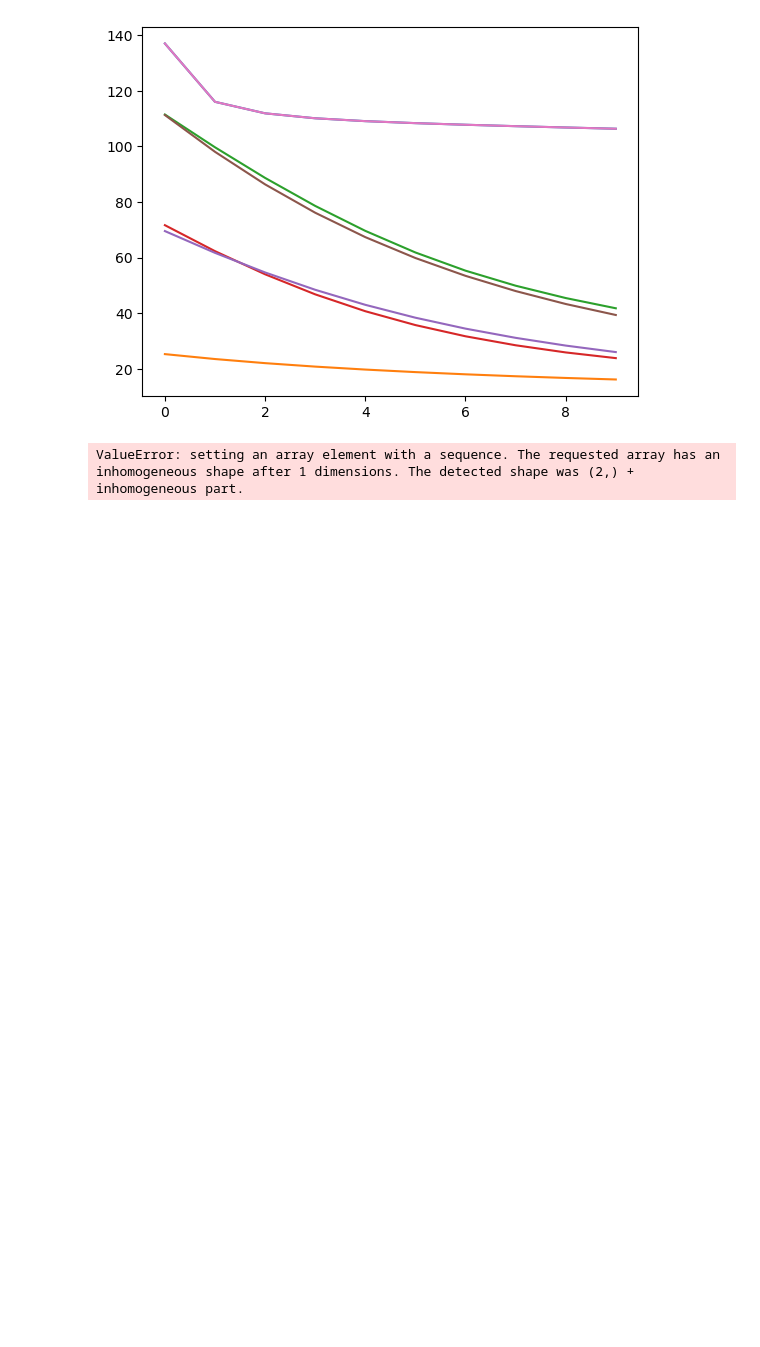
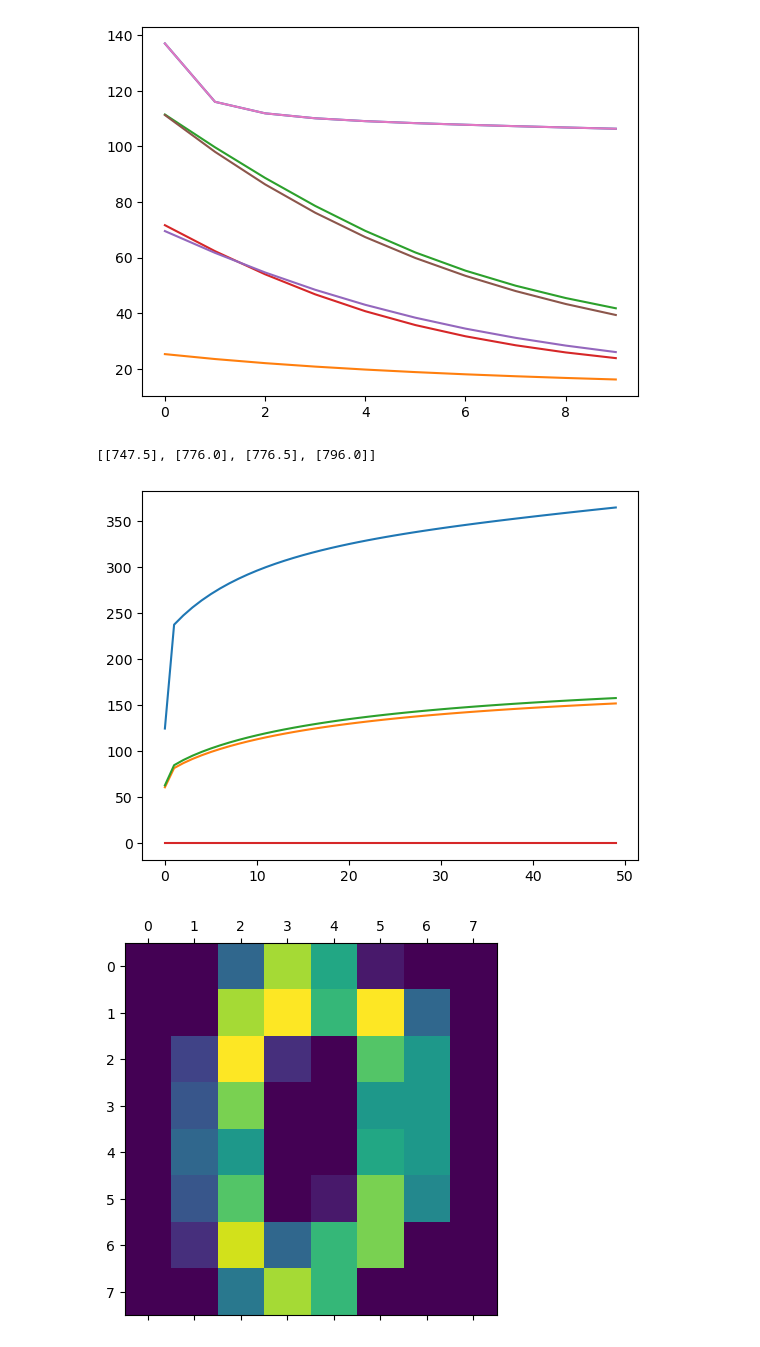
Before and after one commit to hayden000/Data-Analysis, a Jupyter notebook: data.ipynb, the cells around one changed output. Drawn from its saved outputs; the diff is of its cells as text; code cells hidden in the pictures; blank space fills up the shorter version.

```diff
--- a/data.ipynb
+++ b/data.ipynb
@@ -99,7 +99,7 @@ def ER(par, data):
         y_Hat = model(x, par) > 0.5
         s = 1 * (y != y_Hat)
         ER = ER + s
-    return float(ER / len(data))
+    return ER / len(data)
 # %%
 ERs = []
 for i in range(0, len(epoch)):
@@ -238,34 +238,53 @@ lambda_d23 = train(lambda0, eta, d, (d23_X_training_normalised, d23_Y_training_n
 lambda_d30 = train(lambda0, eta, d, (d30_X_training_normalised, d30_Y_training_normalised))
 
 d01_X_training_normalised = d01_training_normalised[0]
 d01_Y_training_normalised = d01_training_normalised[1]
 d01_X_testing_normalised = d01_testing_normalised[0]
 d01_Y_testing_normalised = d01_testing_normalised[1]
 d12_X_training_normalised = d12_training_normalised[0]
 d12_Y_training_normalised = d12_training_normalised[1]
 d12_X_testing_normalised = d12_testing_normalised[0]
 d12_Y_testing_normalised = d12_testing_normalised[1]
 d23_X_training_normalised = d23_training_normalised[0]
 d23_Y_training_normalised = d23_training_normalised[1]
 d23_X_testing_normalised = d23_testing_normalised[0]
 d23_Y_testing_normalised = d23_testing_normalised[1]
 d30_X_training_normalised = d30_training_normalised[0]
 d30_Y_training_normalised = d30_training_normalised[1]
 d30_X_testing_normalised = d30_testing_normalised[0]
 d30_Y_testing_normalised = d30_testing_normalised[1]
 
 ERs = []
-
-ERs.append(ER(lambda_d01, (d01_X_testing_normalised, d01_Y_testing_normalised)))
-
+tryInit = [np.random.randn(64) for m in range(50)]
+for i in tryInit:
+    temp=[]
+    temp.append(ER(i, (d01_X_testing_normalised, d01_Y_testing_normalised)))
+ERs.append(temp)
+tryInit = [np.random.randn(64) for m in range(50)]
+for i in tryInit:
+    temp=[]
+    temp.append(ER(i, (d12_X_testing_normalised, d12_Y_testing_normalised)))
+ERs.append(temp)
+tryInit = [np.random.randn(64) for m in range(50)]
+for i in tryInit:
+    temp=[]
+    temp.append(ER(i, (d23_X_testing_normalised, d23_Y_testing_normalised)))
+ERs.append(temp)
+tryInit = [np.random.randn(64) for m in range(50)]
+for i in tryInit:
+    temp=[]
+    temp.append(ER(i, (d30_X_testing_normalised, d30_Y_testing_normalised)))
+ERs.append(temp)
 print(ERs)
 
 plt.plot(lambda_d01[1])
 plt.plot(lambda_d12[1])
 plt.plot(lambda_d23[1])
 plt.plot(lambda_d30[1])
 for k in range(0, 10):
     image_matrix = np.reshape(X[k], (8, 8))
     plt.matshow(image_matrix)
 # %% [output]
-ValueError: setting an array element with a sequence. The requested array has an inhomogeneous shape after 1 dimensions. The detected shape was (2,) + inhomogeneous part.
+[[747.5], [776.0], [776.5], [796.0]]
+[figure, added]
+[figure, added]
```
Also changed, not shown: parts of 1 cell of this notebook.
